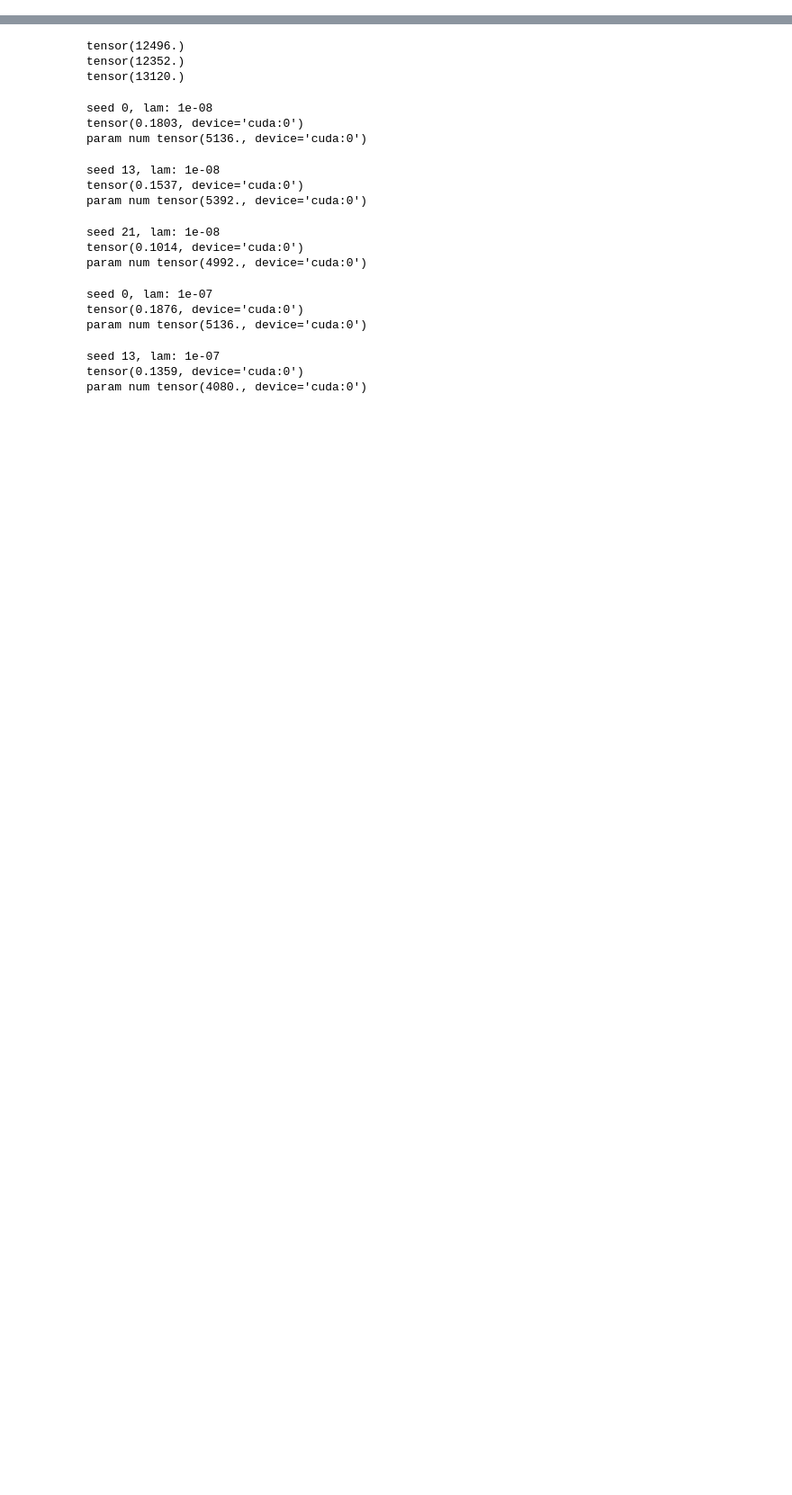
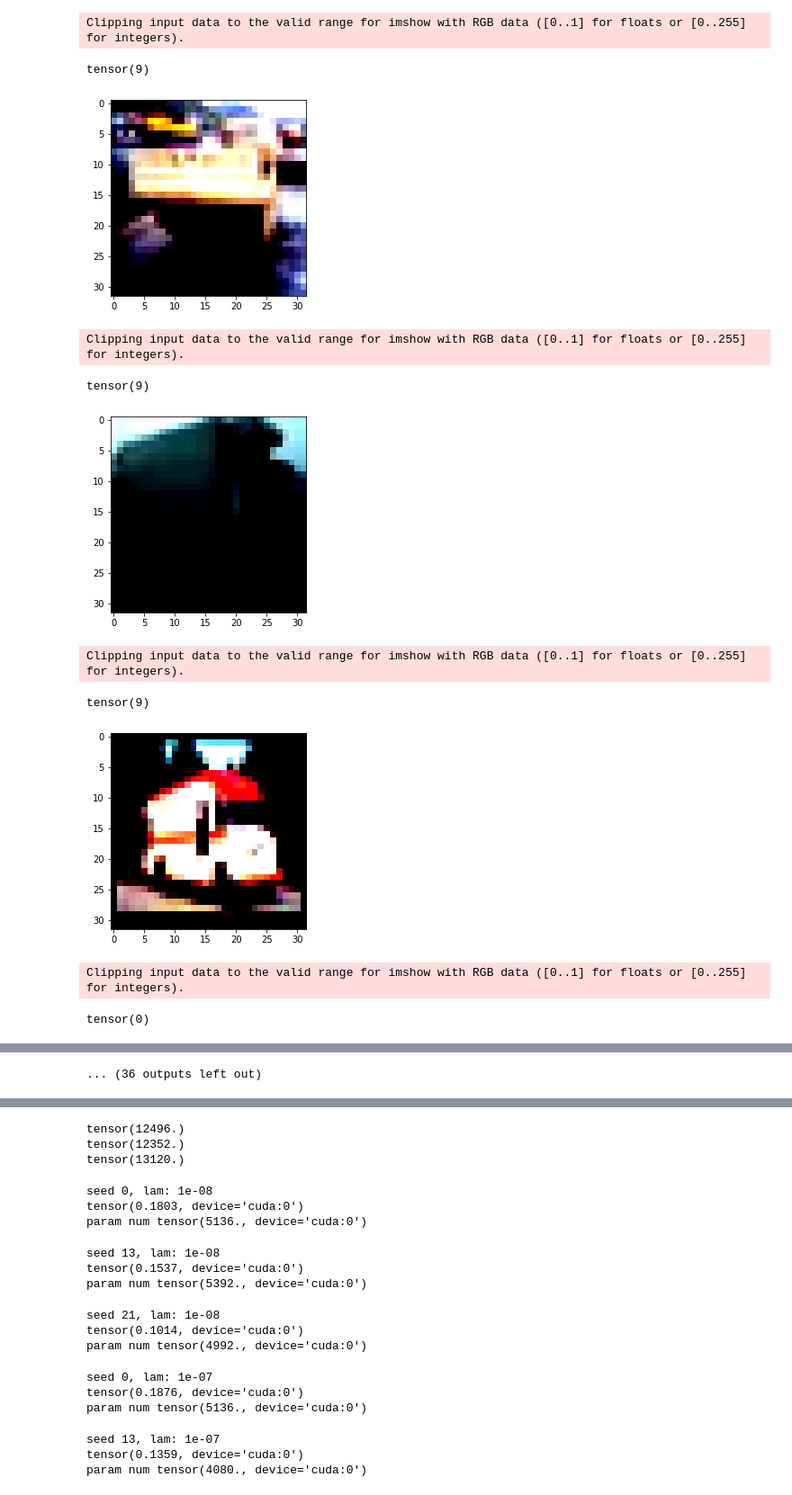
Before and after one commit to bahleg/var_nas, a Jupyter notebook: analysis/hyper/analyze_hyper2.ipynb, the cells around one changed output, grey strips where cells are left out. Shown at 90% size. Saved outputs shown, nothing was run; the diff lists cells and outputs as text; code cells hidden in the pictures; blank space fills up the shorter version.

```diff
--- a/analysis/hyper/analyze_hyper2.ipynb
+++ b/analysis/hyper/analyze_hyper2.ipynb
@@ -137,10 +112,0 @@ sc.genotype(sc.norm_lam(lam)), sc.genotype(sc.norm_lam(lam), mode='simple'), lam
-# %%
-import seaborn as sns
-import matplotlib.pylab as plt
-%matplotlib inline
-sns.set('talk')
-for i in range(3):
-    plt.plot([param_num[k][i] for k in ['1e-08', '1e-06', '0.0001']][::-1],  [acc[k][i] for k in ['1e-08', '1e-06', '0.0001']][::-1] , label='run '+str(i+1))
-plt.xlabel('Param num')
-plt.ylabel('Accuracy')
-plt.legend(loc='best')
@@ -192,0 +113,12 @@ for s in seeds:
+# %%
+import json
+cfg = ConfigObj('../../configs/cifar_hyper_final/cifar_fine_8.cfg')
+cfg['one-hot']['genotype path'] = '/mnt/DATA/bakhteev/var_nas/searchs/cifar_darts_hyper/genotype_0_-8'
+ckp_path = '../../searchs/cifar_fine_8/best_0.pth.tar'
+cfg['device'] = 'cpu'
+cfg['seed'] = '0'
+sc = OneHotSearchCNNController(**cfg)
+
+sc.load_state_dict(torch.load(ckp_path))
+#sc = sc.to('cuda')
+sc.eval()
@@ -192,0 +143,11 @@ for s in seeds:
+# %%
+acc = 0
+total = 0
+for x, y in tqdm.tqdm(test_loader):
+    total+=y.shape[0]
+    #x = x.cuda()
+    #y = y.cuda()
+    out = sc(x)
+    acc += (out.argmax(1) == y).detach().sum()
+    #del x
+    #del y
@@ -192,0 +163,17 @@ for s in seeds:
+# %%
+for i in range(16):
+    print (y[i])
+    plt.imshow(np.transpose(x[i].numpy(), (1,2,0)))
+    plt.show()
+# %% [output]
+Clipping input data to the valid range for imshow with RGB data ([0..1] for floats or [0..255] for integers).
+tensor(9)
+[figure, added]
+Clipping input data to the valid range for imshow with RGB data ([0..1] for floats or [0..255] for integers).
+tensor(9)
+[figure, added]
+Clipping input data to the valid range for imshow with RGB data ([0..1] for floats or [0..255] for integers).
+tensor(9)
+[figure, added]
+Clipping input data to the valid range for imshow with RGB data ([0..1] for floats or [0..255] for integers).
+tensor(0)
@@ -192,0 +181 @@ for s in seeds:
+... (36 outputs left out)
```
Also changed, not shown: parts of 13 cells of this notebook, 1 other file.
